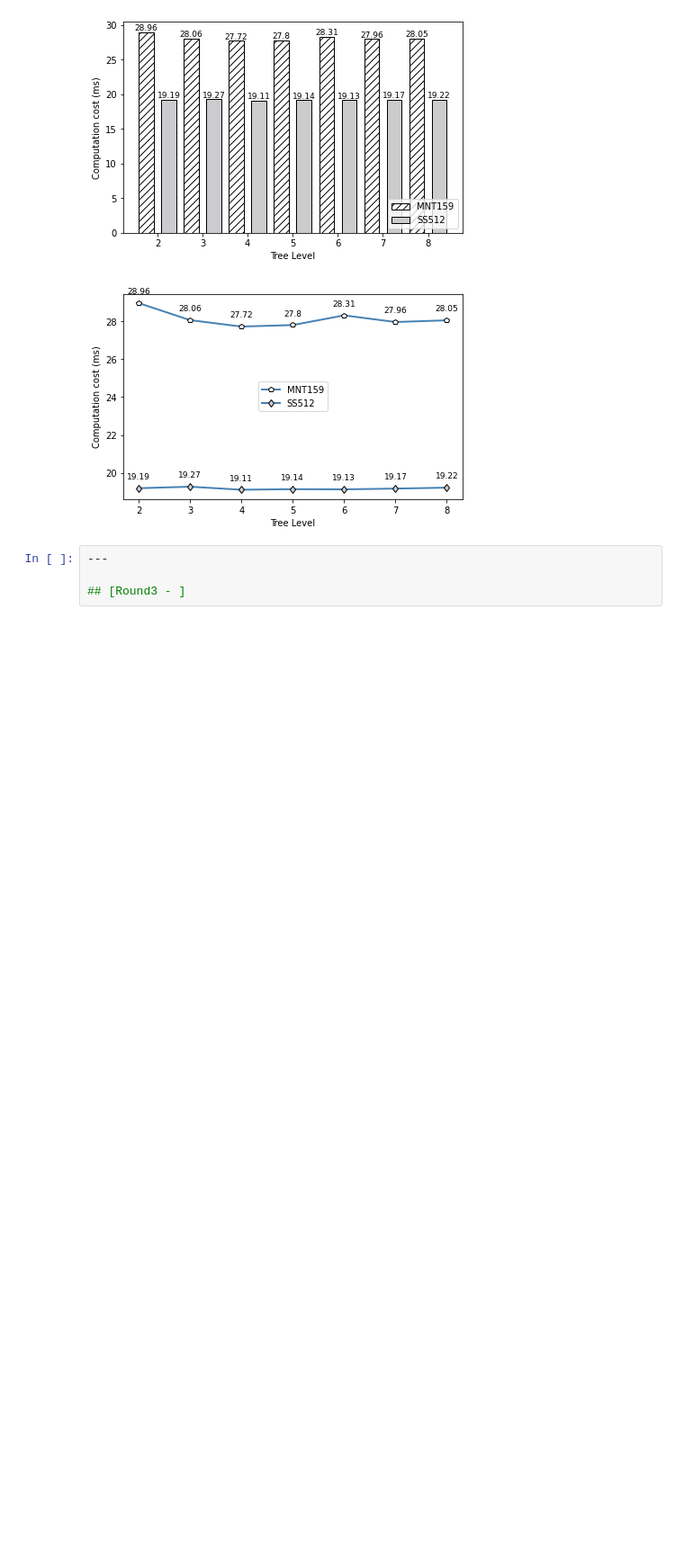
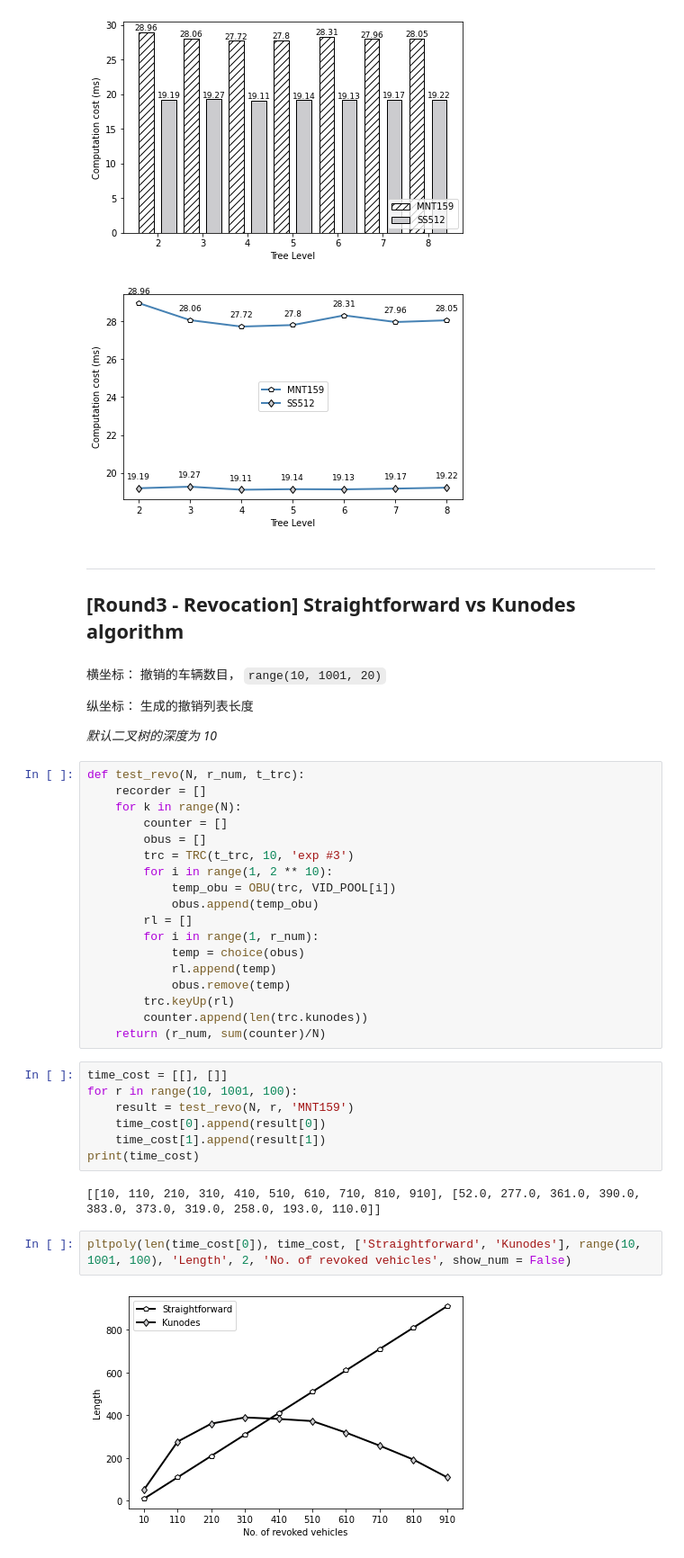
Before and after one commit to IBRS4VANETs/TEST-CASEs, a Jupyter notebook: note.ipynb, the cells around one changed output. Shown: that part at 90% size. Cells and saved outputs as stored; diff of their text form; blank space fills up the shorter version.

Commit message:
:construction: complete round 3

```diff
--- a/note.ipynb
+++ b/note.ipynb
@@ -119,7 +119,44 @@ pltpoly(len(time_cost[0]), time_cost, types, range(2, 9), 'Computation cost (ms)
 # %% [output]
 [figure]
 [figure]
-# %%
----
-
-## [Round3 - ]
+# %% [markdown]
+---
+
+## [Round3 - Revocation] Straightforward vs Kunodes algorithm
+# %% [markdown]
+横坐标： 撤销的车辆数目， `range(10, 1001, 20)`
+
+纵坐标： 生成的撤销列表长度
+
+*默认二叉树的深度为 10*
+# %%
+def test_revo(N, r_num, t_trc):
+    recorder = []
+    for k in range(N):
+        counter = []
+        obus = []
+        trc = TRC(t_trc, 10, 'exp #3')
+        for i in range(1, 2 ** 10):
+            temp_obu = OBU(trc, VID_POOL[i])
+            obus.append(temp_obu)
+        rl = []
+        for i in range(1, r_num):
+            temp = choice(obus)
+            rl.append(temp)
+            obus.remove(temp)
+        trc.keyUp(rl)
+        counter.append(len(trc.kunodes))
+    return (r_num, sum(counter)/N)
+# %%
+time_cost = [[], []]
+for r in range(10, 1001, 100):
+    result = test_revo(N, r, 'MNT159')
+    time_cost[0].append(result[0])
+    time_cost[1].append(result[1])
+print(time_cost)
+# %% [output]
+[[10, 110, 210, 310, 410, 510, 610, 710, 810, 910], [52.0, 277.0, 361.0, 390.0, 383.0, 373.0, 319.0, 258.0, 193.0, 110.0]]
+# %%
+pltpoly(len(time_cost[0]), time_cost, ['Straightforward', 'Kunodes'], range(10, 1001, 100), 'Length', 2, 'No. of revoked vehicles', show_num = False)
+# %% [output]
+[figure, added]
```
Also changed, not shown: 1 other file.
